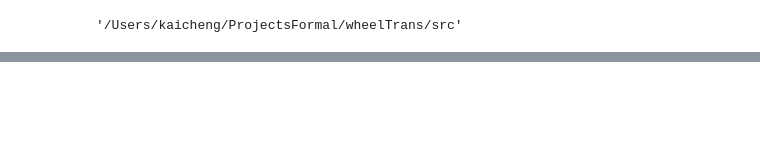
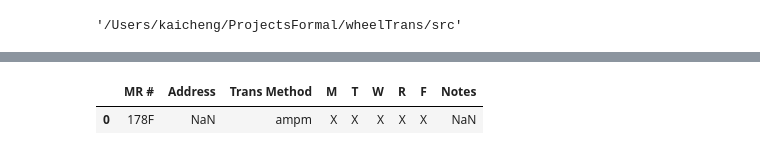
Before and after one commit to KC-Zhang/wheelTrans, a Jupyter notebook: src/wheeltrans/mainNotebook.ipynb, the cells around one changed output, grey strips where cells are left out. Saved outputs shown, nothing was run; the diff lists cells and outputs as text; code cells hidden in the pictures; blank space fills up the shorter version.

Commit message:
output csv

```diff
--- a/src/wheeltrans/mainNotebook.ipynb
+++ b/src/wheeltrans/mainNotebook.ipynb
@@ -155,3 +128,9 @@ Failed to get geocoding for nan
+# %%
+invalidGeoCodeDf.to_csv('output/invalidAddress.csv', index=False)
+invalidGeoCodeDf
+# %% [output]
+|  | MR # | Address | Trans Method | M | T | W | R | F | Notes |
+| 0 | 178F | NaN | ampm | X | X | X | X | X | NaN |
 # %%
 from resources.vehicles import vehicles
 import json
```
Also changed, not shown: parts of 9 cells of this notebook, 1 other file.
